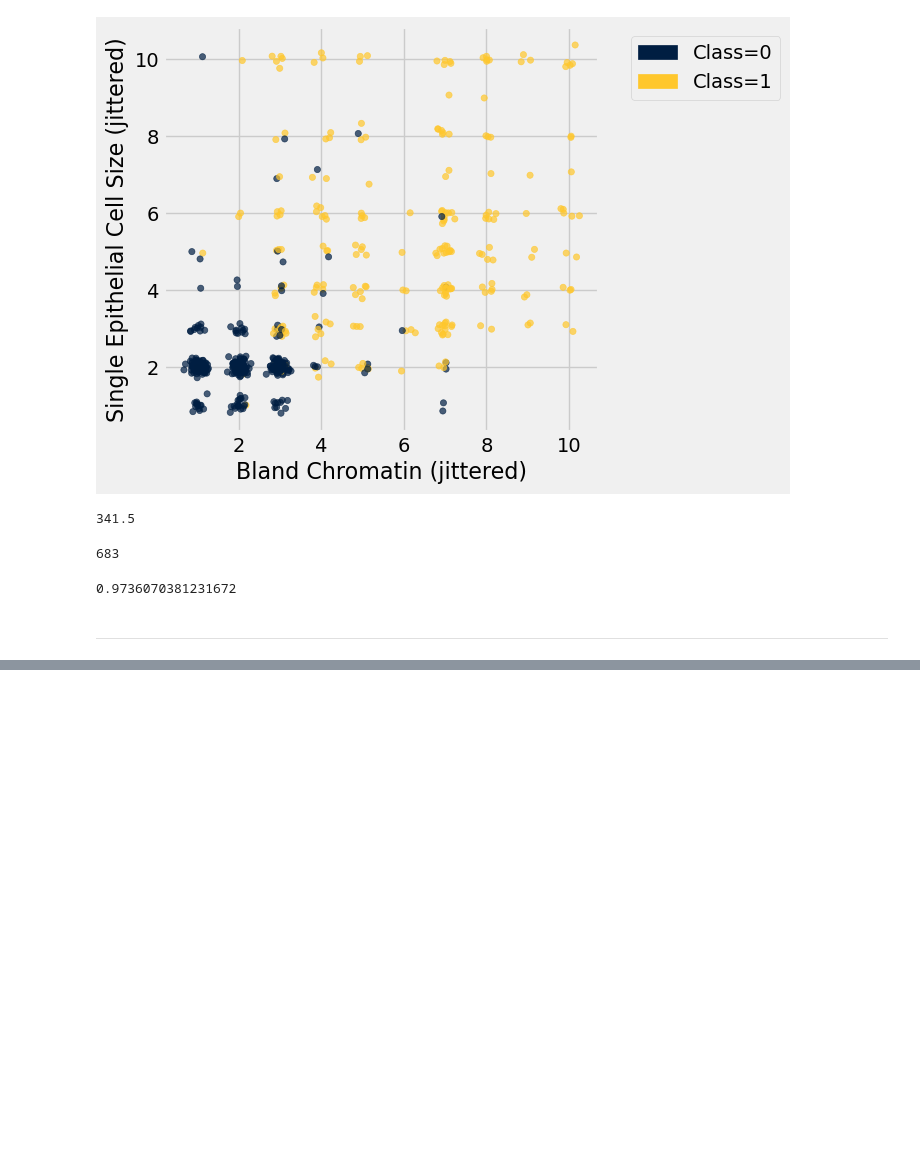
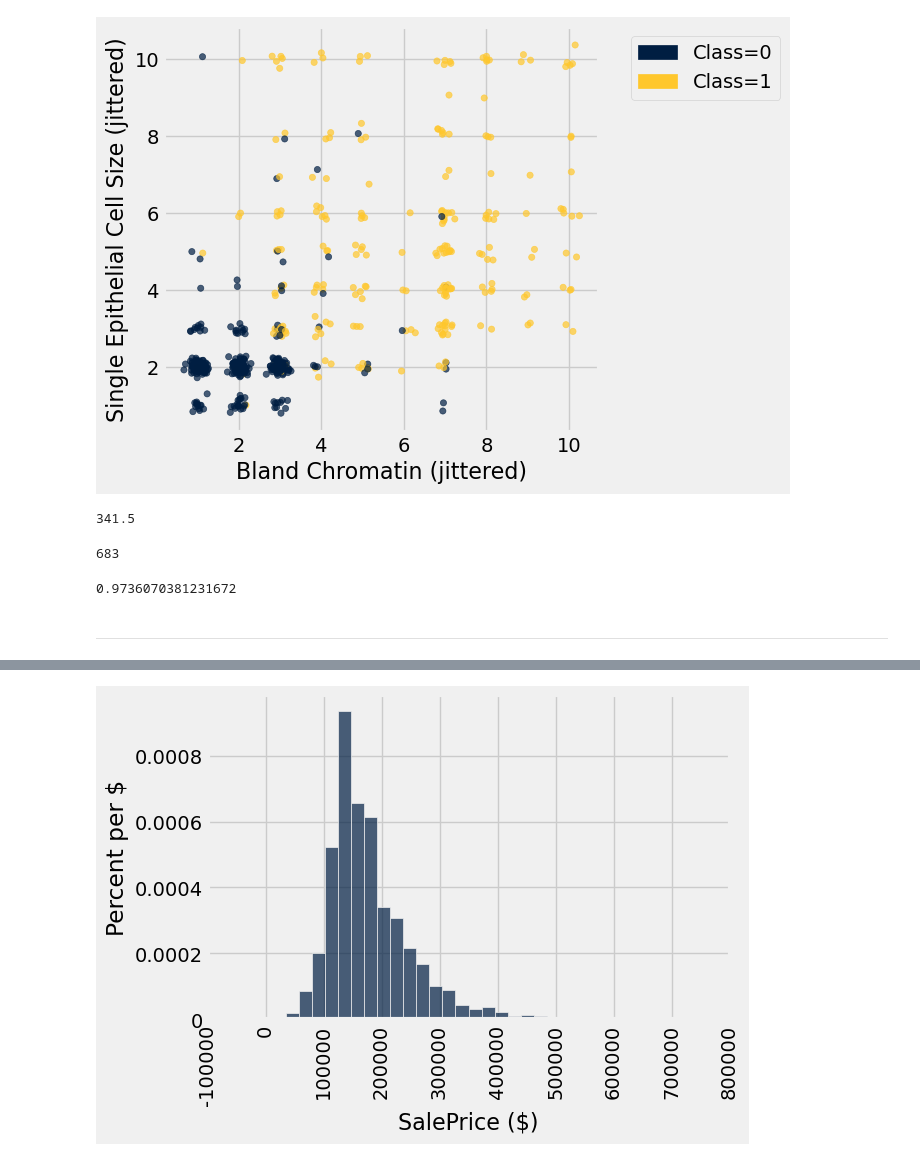
Before and after one commit to lawtonsclass/s26-code-from-class, a Jupyter notebook: data8/ch17.ipynb, the cells around one changed output, grey strips where cells are left out. Drawn from its saved outputs; the diff is of its cells as text; code cells hidden in the pictures; blank space fills up the shorter version.

```diff
--- a/data8/ch17.ipynb
+++ b/data8/ch17.ipynb
@@ -902,0 +905,8 @@ evaluate_accuracy(training_set, test_set, 5)
+# %%
+all_sales = Table.read_table('data/house.csv')
+sales = all_sales.where('Bldg Type', '1Fam').where('Sale Condition', 'Normal').select(
+    'SalePrice', '1st Flr SF', '2nd Flr SF',
+    'Total Bsmt SF', 'Garage Area',
+    'Wood Deck SF', 'Open Porch SF', 'Lot Area',
+    'Year Built', 'Yr Sold')
+sales.sort('SalePrice')
@@ -902,0 +926,4 @@ evaluate_accuracy(training_set, test_set, 5)
+# %%
+sales.hist('SalePrice', bins=32, unit='$')
+# %% [output]
+[figure, added]
```
Also changed, not shown: parts of 59 cells of this notebook.
